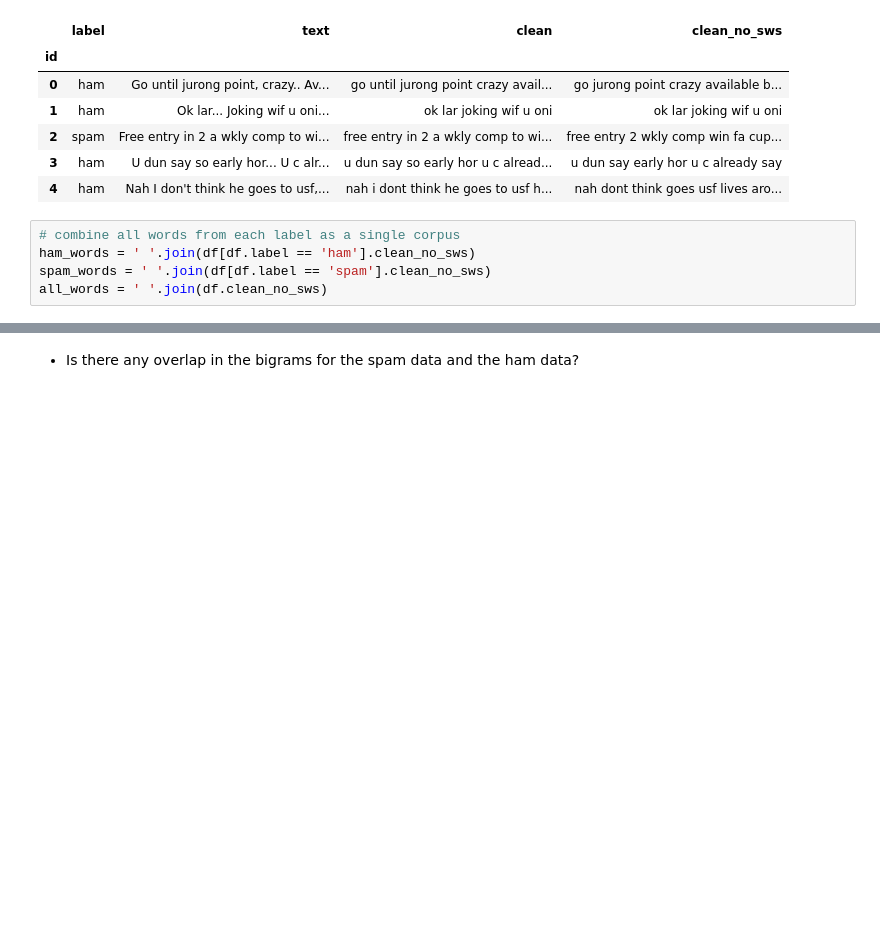
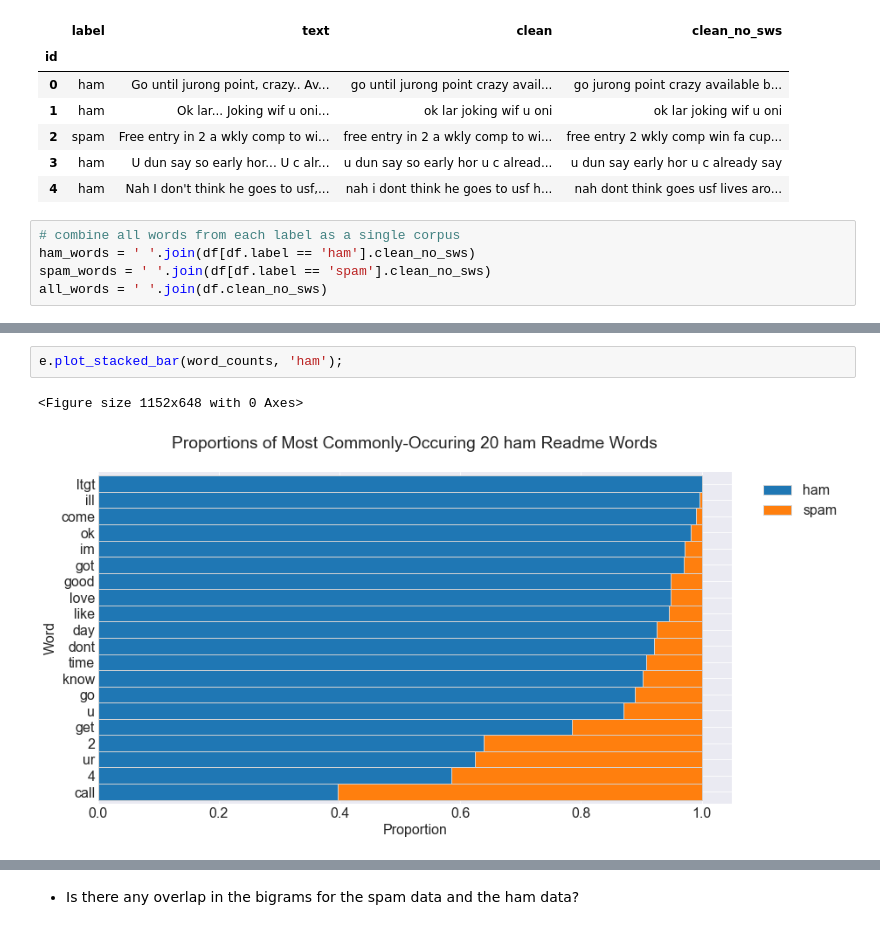
Before and after one commit to adam-talbot/natural-language-processing-exercises, a Jupyter notebook: explore.ipynb, the cells around one changed output, grey strips where cells are left out. Drawn from its saved outputs; the diff is of its cells as text; blank space fills up the shorter version.

```diff
--- a/explore.ipynb
+++ b/explore.ipynb
@@ -134,0 +177,5 @@ len(spam_words.split())
+# %%
+e.plot_stacked_bar(word_counts, 'ham');
+# %% [output]
+<Figure size 1152x648 with 0 Axes>
+[figure, added]
```
Also changed, not shown: parts of 15 cells of this notebook, 1 other file.
